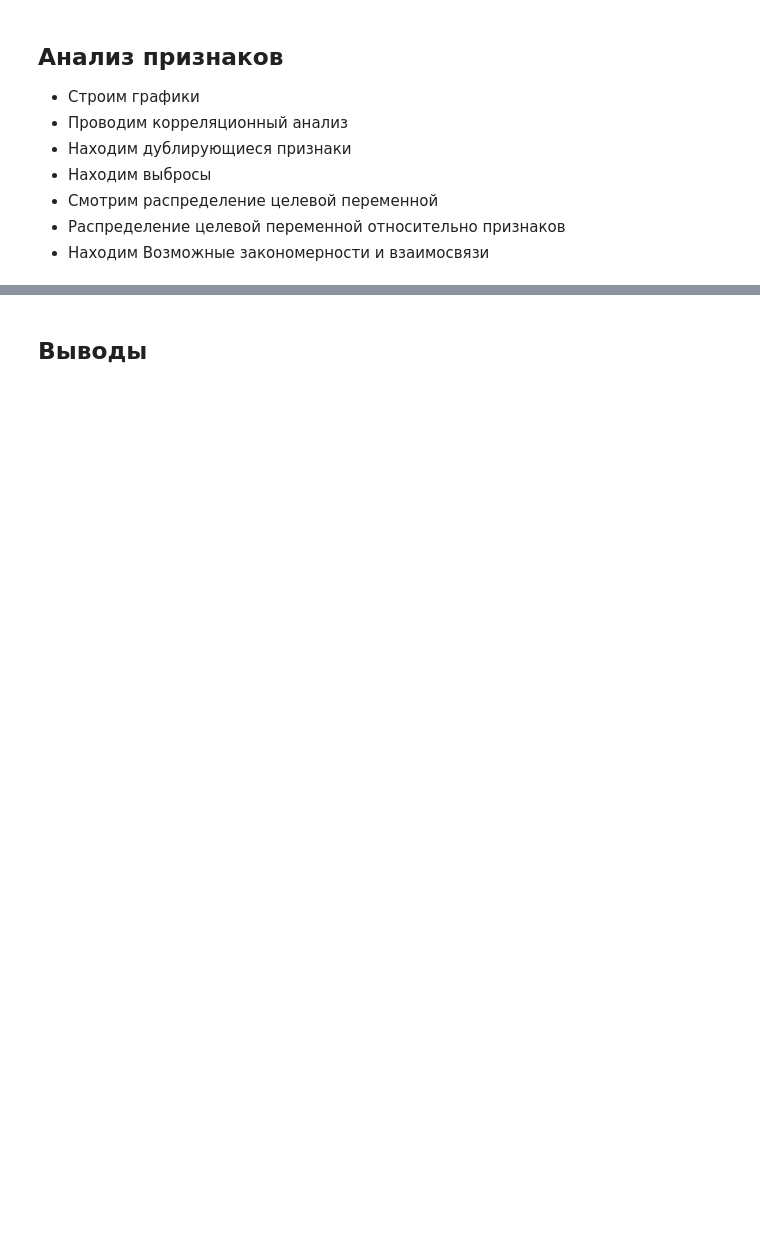
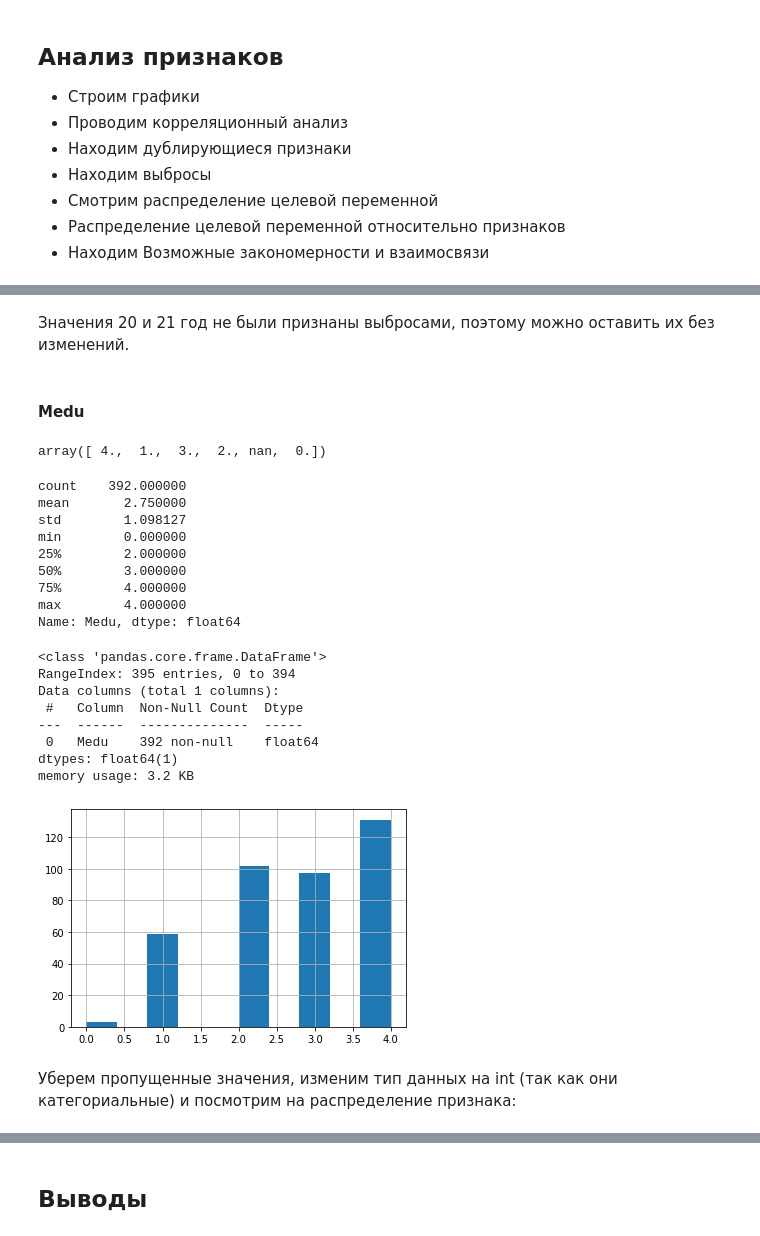
Before and after one commit to geraskovatonya/skillfactory_rds, a Jupyter notebook: module_2/baseline_EDA.ipynb, the cells around one changed output, grey strips where cells are left out. Cells and saved outputs as stored; diff of their text form; code cells hidden in the pictures; blank space fills up the shorter version.

```diff
--- a/module_2/baseline_EDA.ipynb
+++ b/module_2/baseline_EDA.ipynb
@@ -155,0 +198,28 @@ data.head(10)
+# %% [markdown]
+Значения 20 и 21 год не были признаны выбросами, поэтому можно оставить их без изменений.
+# %% [markdown]
+#### Medu
+# %%
+description_num('Medu')
+# %% [output]
+array([ 4.,  1.,  3.,  2., nan,  0.])
+count    392.000000
+mean       2.750000
+std        1.098127
+min        0.000000
+25%        2.000000
+50%        3.000000
+75%        4.000000
+max        4.000000
+Name: Medu, dtype: float64
+<class 'pandas.core.frame.DataFrame'>
+RangeIndex: 395 entries, 0 to 394
+Data columns (total 1 columns):
+ #   Column  Non-Null Count  Dtype
+---  ------  --------------  -----
+ 0   Medu    392 non-null    float64
+dtypes: float64(1)
+memory usage: 3.2 KB
+[figure, added]
+# %% [markdown]
+Уберем пропущенные значения, изменим тип данных на int (так как они категориальные) и посмотрим на распределение признака:
```
Also changed, not shown: parts of 206 cells of this notebook.
